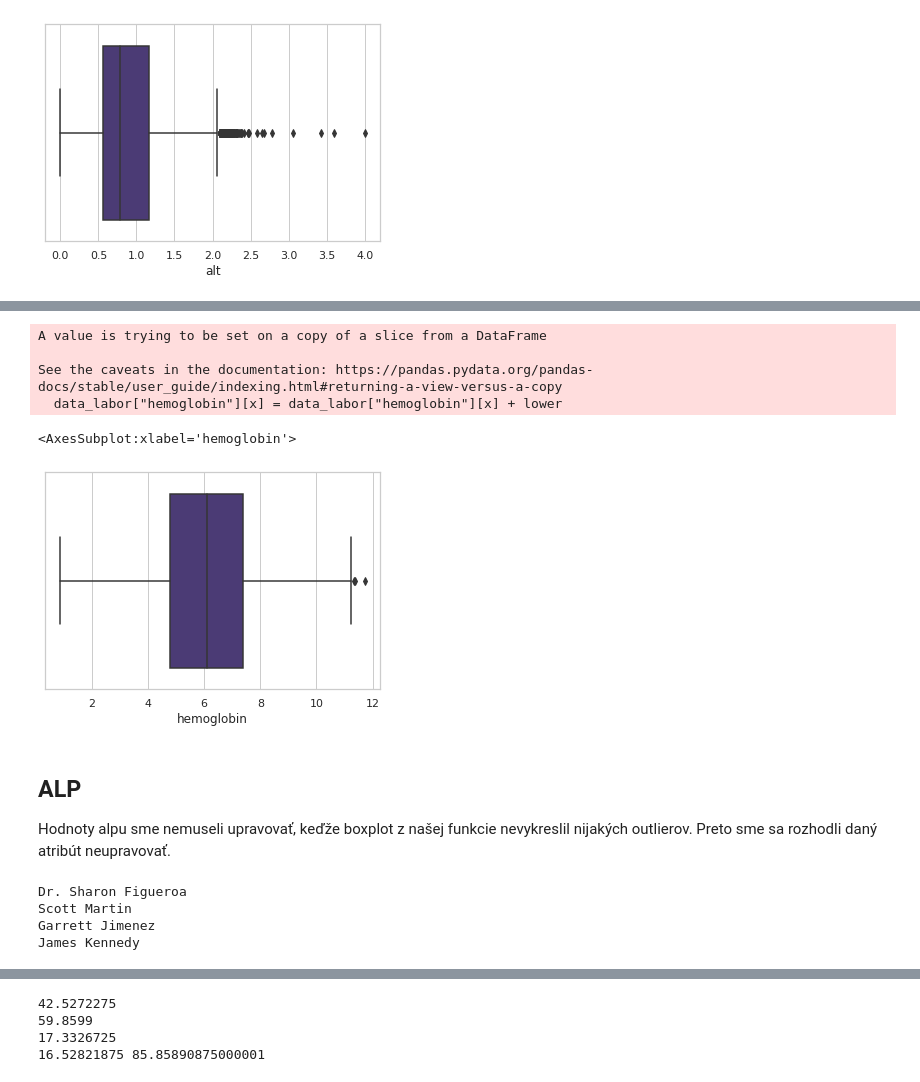
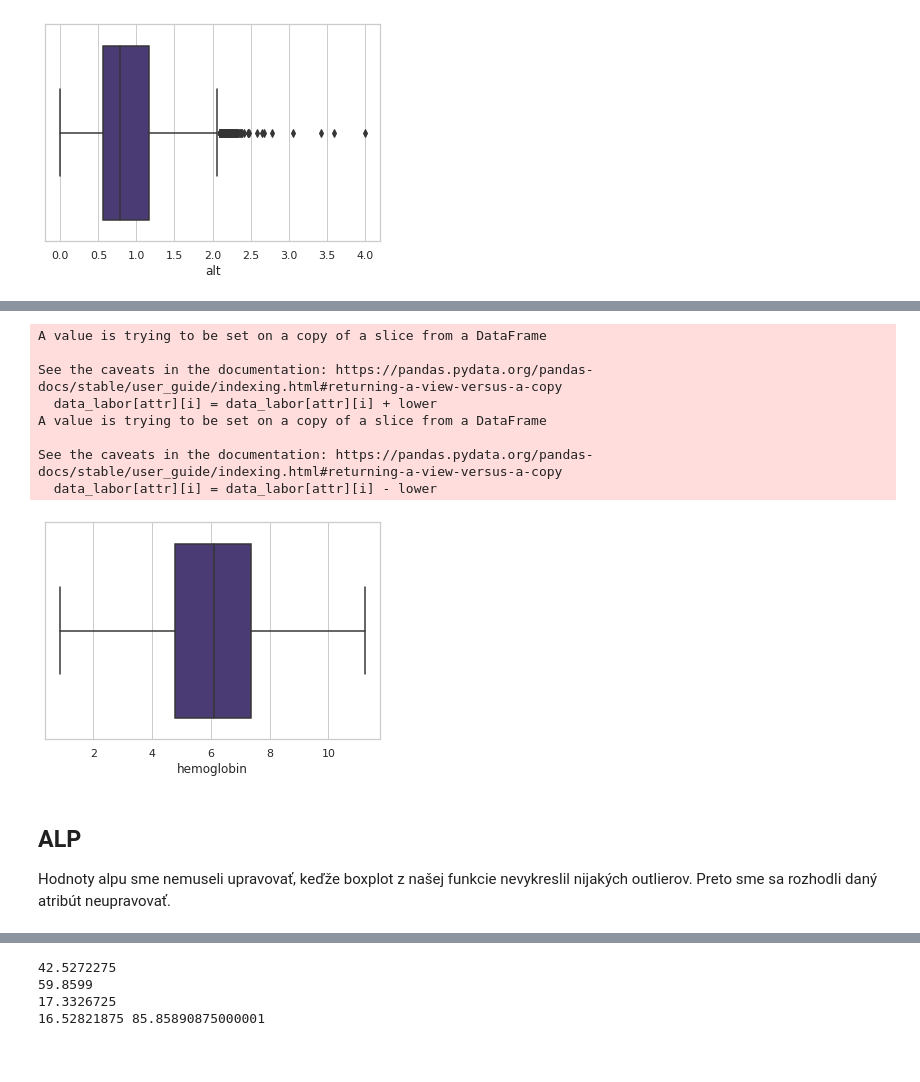
Before and after one commit to MarkoStahovec/IAU-Stahovec-Viest, a Jupyter notebook: main.ipynb, the cells around one changed output, grey strips where cells are left out. Cells and saved outputs as stored; diff of their text form; code cells hidden in the pictures.

```diff
--- a/main.ipynb
+++ b/main.ipynb
@@ -1245,0 +1234,9 @@ lower, upper = quantile_calc("alt")
+# %%
+def move_outliers(lower, upper, attr):
+    for i in data_labor.index:
+        if data_labor.loc[i, attr] < lower:
+            data_labor[attr][i] = data_labor[attr][i] + lower
+        elif data_labor.loc[i, attr] > upper:
+            data_labor[attr][i] = data_labor[attr][i] - lower
+
+    sns.boxplot(x=data_labor[attr])
@@ -1301,28 +1291,18 @@ lower, upper = quantile_calc("hemoglobin")
 [figure]
-# %%
-for x in data_labor.index:
-    if data_labor.loc[x, "hemoglobin"] < lower:
-        data_labor["hemoglobin"][x] = data_labor["hemoglobin"][x] + lower
-
-sns.boxplot(x=data_labor["hemoglobin"])
-# %% [output]
-A value is trying to be set on a copy of a slice from a DataFrame
-
-See the caveats in the documentation: https://pandas.pydata.org/pandas-docs/stable/user_guide/indexing.html#returning-a-view-versus-a-copy
-  data_labor["hemoglobin"][x] = data_labor["hemoglobin"][x] + lower
-<AxesSubplot:xlabel='hemoglobin'>
-[figure, removed]
+# %%
+move_outliers(lower, upper, "hemoglobin")
+# %% [output]
+A value is trying to be set on a copy of a slice from a DataFrame
+
+See the caveats in the documentation: https://pandas.pydata.org/pandas-docs/stable/user_guide/indexing.html#returning-a-view-versus-a-copy
+  data_labor[attr][i] = data_labor[attr][i] + lower
+A value is trying to be set on a copy of a slice from a DataFrame
+
+See the caveats in the documentation: https://pandas.pydata.org/pandas-docs/stable/user_guide/indexing.html#returning-a-view-versus-a-copy
+  data_labor[attr][i] = data_labor[attr][i] - lower
+[figure, added]
 # %% [markdown]
 ## ALP
 
 Hodnoty alpu sme nemuseli upravovať, keďže boxplot z našej funkcie nevykreslil nijakých
 outlierov. Preto sme sa rozhodli daný atribút neupravovať.
-# %%
-for x in data_labor.index:
-    if data_labor.loc[x, "alp"] < 1:
-        print(data_labor["name"][x])
-# %% [output]
-Dr. Sharon Figueroa
-Scott Martin
-Garrett Jimenez
-James Kennedy
```
Also changed, not shown: parts of 138 cells of this notebook.
